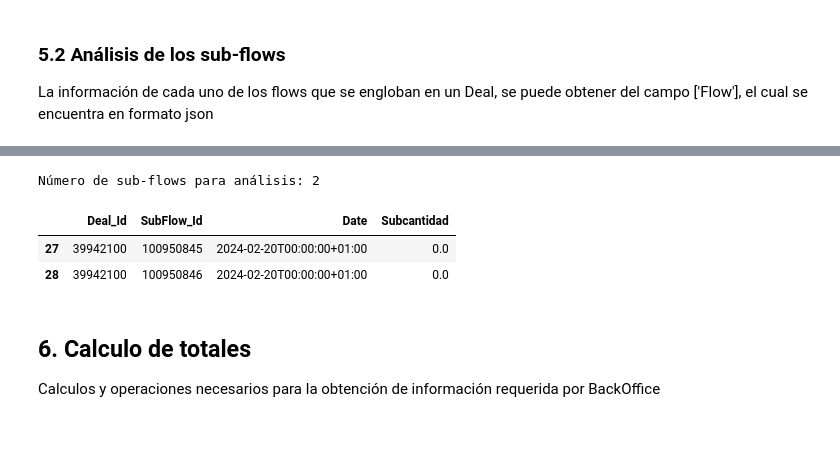
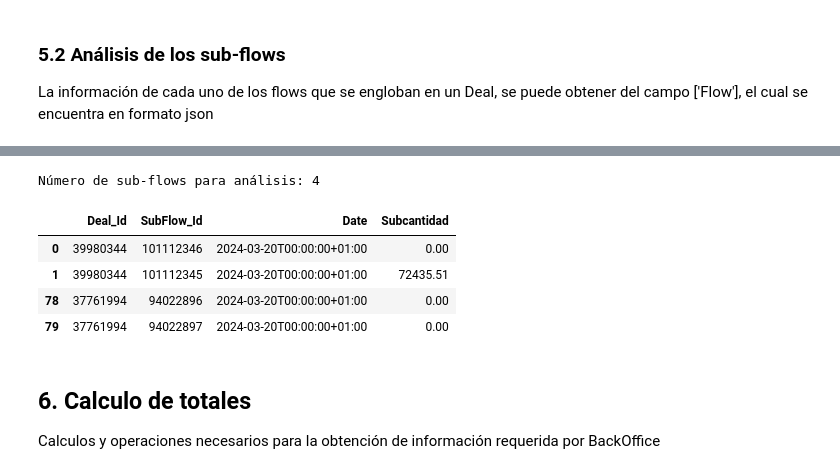
Before and after one commit to AlbaDu/Engie-Caso-Practico-2.0, a Jupyter notebook: caso_practico_2b.ipynb, the cells around one changed output, grey strips where cells are left out. Cells and saved outputs as stored; diff of their text form; code cells hidden in the pictures; blank space fills up the shorter version.

```diff
--- a/caso_practico_2b.ipynb
+++ b/caso_practico_2b.ipynb
@@ -26,7 +26,7 @@ En este notebook se han configurado los parámetros para la resolución del apar
 #PARAMETROS PARA REPRODUCIR LOS RESULTADOS DEL APARTADO 2a
 #Fecha
 ano ='2024'
-mes = '02'
+mes = '03'  #codificamos mes de marzo
 #Origen y Servicio Facturado a conciliar, expresado igual que en el fichero Facturas_agiekey
 origen = 'TVB'
 servicio_facturado = 'Almacenamiento TVB'
@@ -126,8 +124,0 @@ Numero total de deals: 42
-# %%
-#Filtramos los deals correspondientes al año actual
-deals['StartDeliveryDate'] = deals['StartDeliveryDate'].astype(str)
-deals['EndDeliveryDate'] = deals['EndDeliveryDate'].astype(str)
-deals = deals[(deals['StartDeliveryDate'].apply(lambda x: x.startswith(ano)) & (deals['EndDeliveryDate'].apply(lambda x: x.startswith(ano))))]
-print('Numero de Deals del año de estudio: ' + str(deals.shape[0]))
-#Visualización de df deals filtrando los datos del año de estudio
-deals.head(2)
@@ -139,0 +125,4 @@ Numero de Deals del año de estudio: 26
+# %%
+#Extración de deals con Status == 'Alive', DealType == 'STOK'
+deals = deals[(deals['Status']=='Alive') & (deals['DealType']=='STOK')]
+print('Numero total de deals con Status Alive y DealType STOK: '+ str(deals.shape[0]))
@@ -170,11 +145,13 @@ Número total de sub-flows: 51
 # %%
 #Selección de los flows del año y mes correspondientes a las facturas
 flow_df = flow_df[flow_df['Date'].apply(lambda x: x.startswith(ano + '-' + mes))]
 print('Número de sub-flows para análisis: ' + str(flow_df.shape[0]))
 #Visualización df flows filtrando las fechas correspondientes al análisis
-flow_df.head()
+flow_df
 # %% [output]
-Número de sub-flows para análisis: 2
+Número de sub-flows para análisis: 4
 |  | Deal_Id | SubFlow_Id | Date | Subcantidad |
-| 27 | 39942100 | 100950845 | 2024-02-20T00:00:00+01:00 | 0.0 |
-| 28 | 39942100 | 100950846 | 2024-02-20T00:00:00+01:00 | 0.0 |
+| 0 | 39980344 | 101112346 | 2024-03-20T00:00:00+01:00 | 0.00 |
+| 1 | 39980344 | 101112345 | 2024-03-20T00:00:00+01:00 | 72435.51 |
+| 78 | 37761994 | 94022896 | 2024-03-20T00:00:00+01:00 | 0.00 |
+| 79 | 37761994 | 94022897 | 2024-03-20T00:00:00+01:00 | 0.00 |
```
Also changed, not shown: parts of 13 cells of this notebook, 2 other files.
